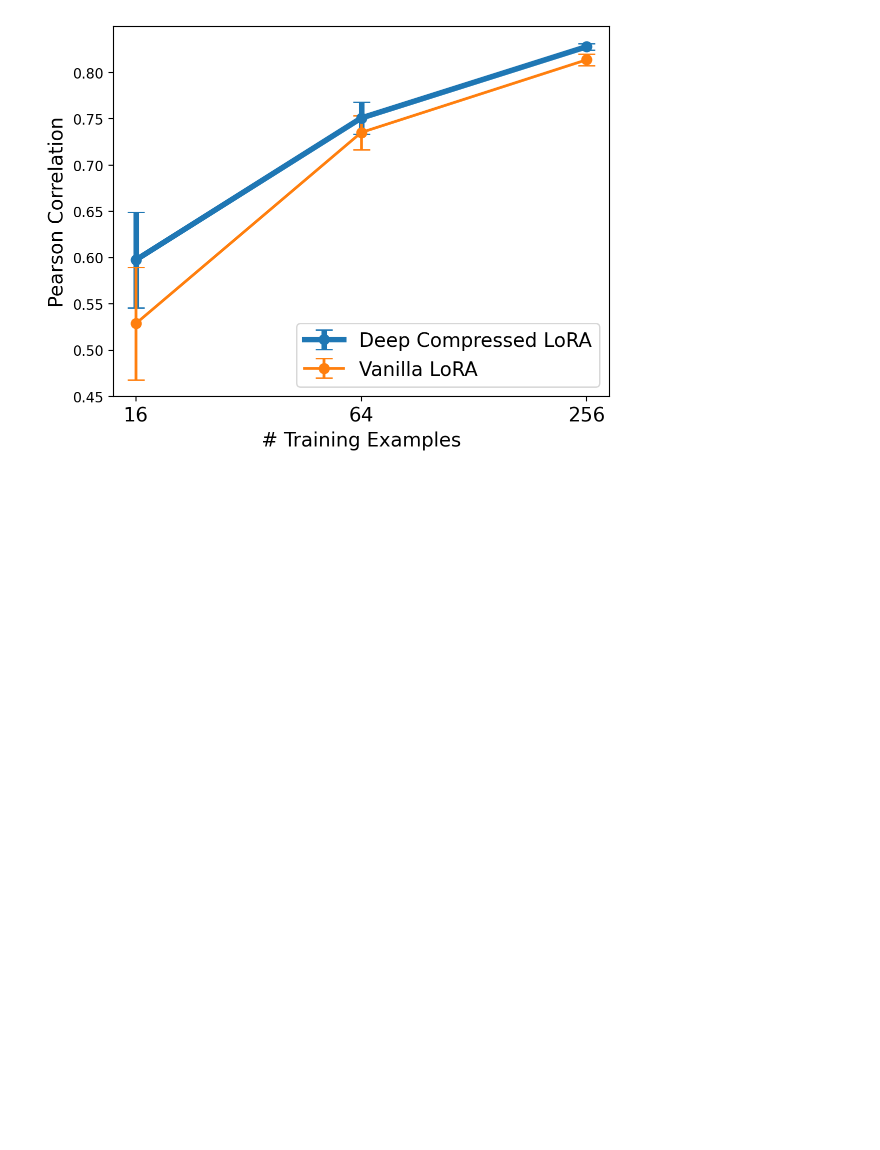
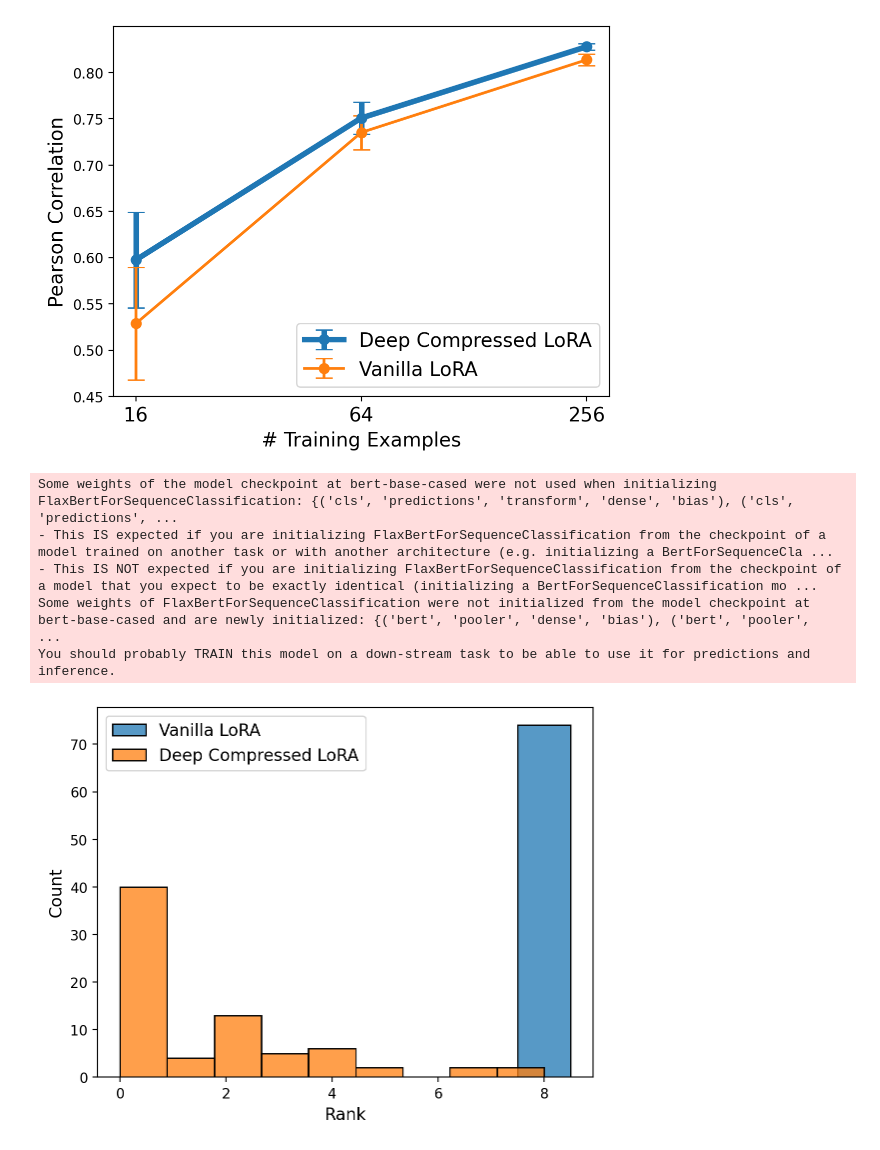
Before and after one commit to cjyaras/deep-lora-transformers, a Jupyter notebook: deep_lora_plots.ipynb, the cells around one changed output. Saved outputs shown, nothing was run; the diff lists cells and outputs as text; code cells hidden in the pictures; blank space fills up the shorter version.

Commit message:
rank histogram done

```diff
--- a/deep_lora_plots.ipynb
+++ b/deep_lora_plots.ipynb
@@ -29,3 +25,13 @@ fig = plot_utils.plot_fewshot_stsb_results()
 fig.savefig("figures/fewshot_stsb.png", bbox_inches="tight", dpi=500)
 # %% [output]
 [figure]
+# %%
+fig = plot_utils.plot_fewshot_256_ranks()
+fig.savefig("figures/fewshot_256_ranks.png", bbox_inches="tight", dpi=500)
+# %% [output]
+Some weights of the model checkpoint at bert-base-cased were not used when initializing FlaxBertForSequenceClassification: {('cls', 'predictions', 'transform', 'dense', 'bias'), ('cls', 'predictions', ...
+- This IS expected if you are initializing FlaxBertForSequenceClassification from the checkpoint of a model trained on another task or with another architecture (e.g. initializing a BertForSequenceCla ...
+- This IS NOT expected if you are initializing FlaxBertForSequenceClassification from the checkpoint of a model that you expect to be exactly identical (initializing a BertForSequenceClassification mo ...
+Some weights of FlaxBertForSequenceClassification were not initialized from the model checkpoint at bert-base-cased and are newly initialized: {('bert', 'pooler', 'dense', 'bias'), ('bert', 'pooler',  ...
+You should probably TRAIN this model on a down-stream task to be able to use it for predictions and inference.
+[figure, added]
```
Also changed, not shown: parts of 1 cell of this notebook, 4 other files.
